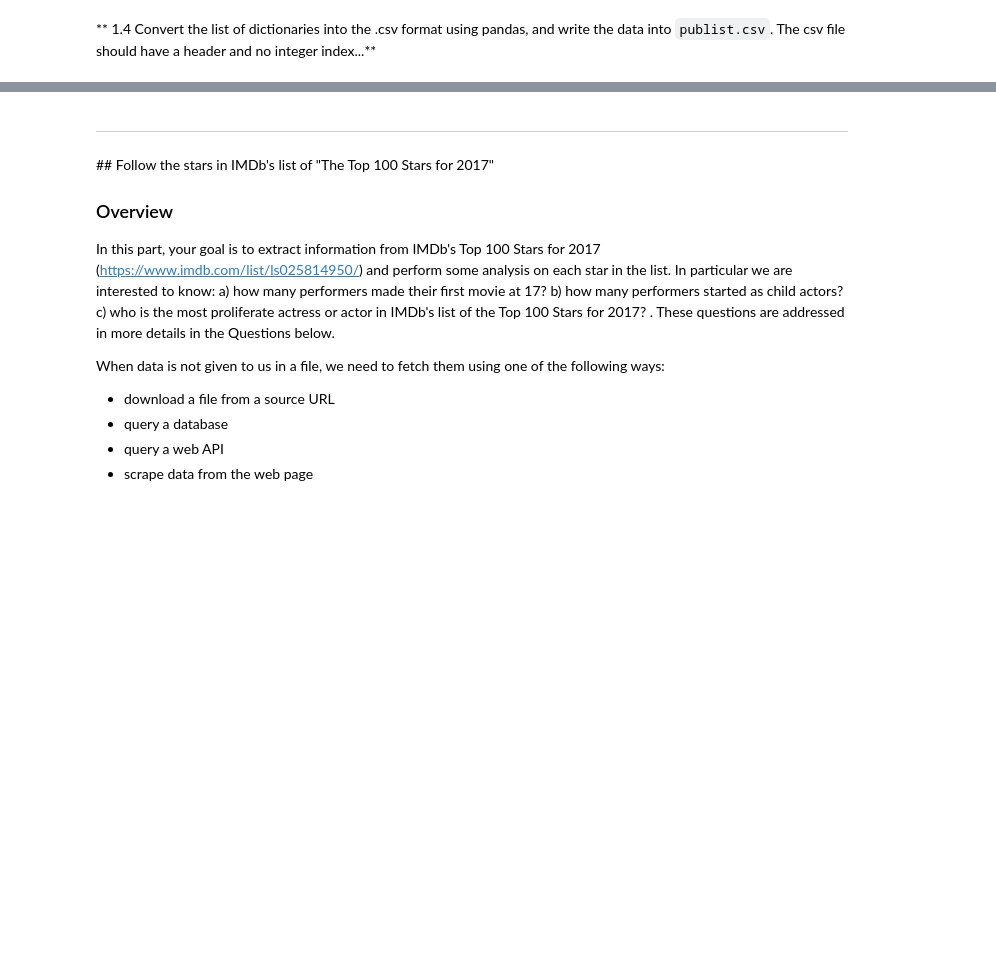
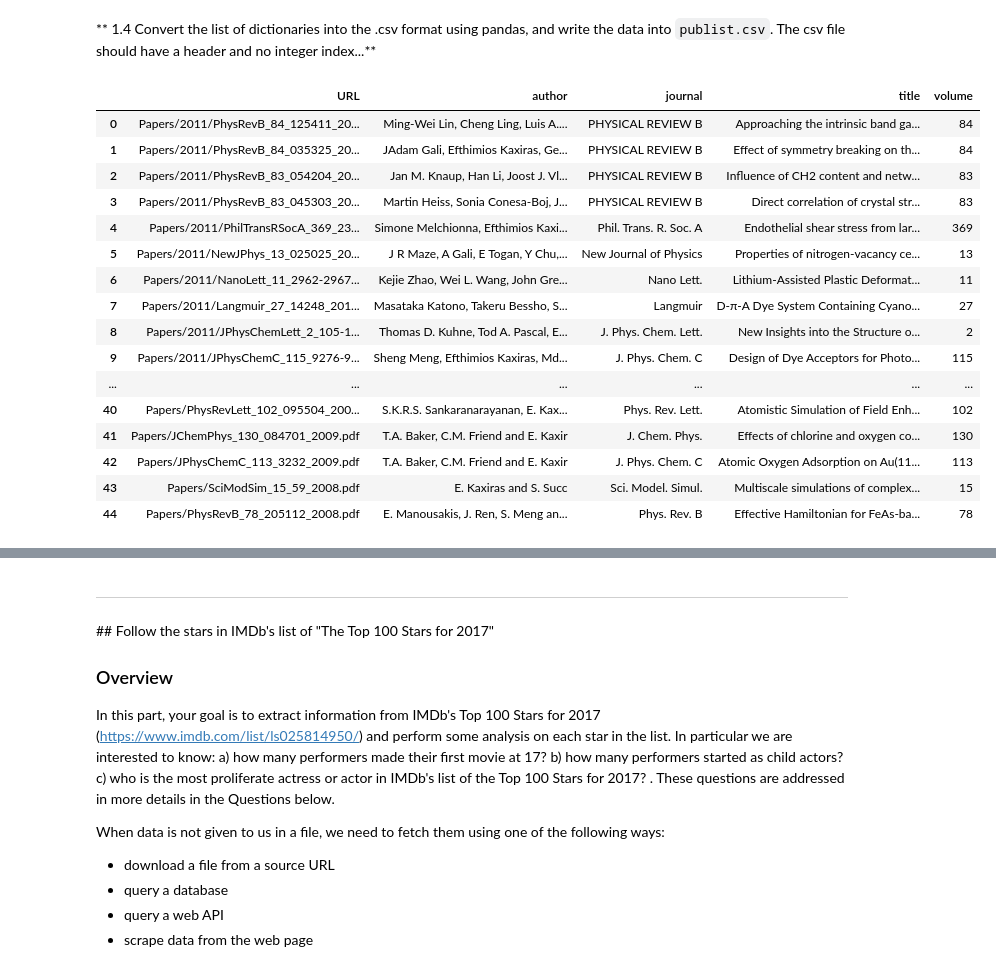
Before and after one commit to avrielepps/CS109AHW, a Jupyter notebook: cs109a_hw1/cs109a_hw1.ipynb, the cells around one changed output, grey strips where cells are left out. Drawn from its saved outputs; the diff is of its cells as text; code cells hidden in the pictures; blank space fills up the shorter version.

```diff
--- a/cs109a_hw1/cs109a_hw1.ipynb
+++ b/cs109a_hw1/cs109a_hw1.ipynb
@@ -267,0 +280,3 @@ print(listofvolumes)
+# %%
+listofvolumes = [get_pub_vol(each_pub) for each_pub in all_pubs]
+print(listofvolumes)
@@ -268,8 +293,6 @@ print(listofvolumes)
 # %%
-#next let's try to get the journal names
 listofjournals=[]
 for e in soup.select('li'):
-    listofjournals.append(e('i')[0].text)
+    listofjournals.append(e('i')[0].text[:-1])
 print(listofjournals)
-#ok we've got most of what we need, but we need to clean these up a bit later...
 # %% [output]
@@ -277,7 +306,6 @@ print(listofjournals)
 # %%
-#finally let's find the author names
 listofauth=[]
-for i in range(3,90,2):
+for i in range(1,91,2):
     authors = soup.contents[6].contents[i].contents[1].contents[4]
     listofauth.append(authors[:-4])
 print(listofauth)
@@ -294,13 +320,13 @@ print(listofauth)
 # So, we have to loop so that we call on the "n_th" element and compile it into the dictionary
 # Coded out listoftitles until we can fix the list length
 listofdicts=[]
-for i in range (0,44):
+for i in range (0,45):
     td={}
     td['author']=listofauth[i]
-   # td['title']=listoftitles[i]
-    td['url']=listofurls[i]
+    td['title']= listoftitles[i]
+    td['URL']=listofurls[i]
     td['journal']=listofjournals[i]
-    td['volume']=listofvolumes[i]
+    td['volume']= listofvolumes[i]
     listofdicts.append(td)
 print(listofdicts)
 # %% [output]
@@ -351,5 +387,25 @@ Your output should look like this
 # %%
 # make sure you use head() when printing the dataframe
 # your code here
+df_pubs_raw = pd.DataFrame(listofdicts)
+df_pubs_raw
+# %% [output]
+|  | URL | author | journal | title | volume |
+| 0 | Papers/2011/PhysRevB_84_125411_20... | Ming-Wei Lin, Cheng Ling, Luis A.... | PHYSICAL REVIEW B | Approaching the intrinsic band ga... | 84 |
+| 1 | Papers/2011/PhysRevB_84_035325_20... | JAdam Gali, Efthimios Kaxiras, Ge... | PHYSICAL REVIEW B | Effect of symmetry breaking on th... | 84 |
+| 2 | Papers/2011/PhysRevB_83_054204_20... | Jan M. Knaup, Han Li, Joost J. Vl... | PHYSICAL REVIEW B | Influence of CH2 content and netw... | 83 |
+| 3 | Papers/2011/PhysRevB_83_045303_20... | Martin Heiss, Sonia Conesa-Boj, J... | PHYSICAL REVIEW B | Direct correlation of crystal str... | 83 |
+| 4 | Papers/2011/PhilTransRSocA_369_23... | Simone Melchionna, Efthimios Kaxi... | Phil. Trans. R. Soc. A | Endothelial shear stress from lar... | 369 |
+| 5 | Papers/2011/NewJPhys_13_025025_20... | J R Maze, A Gali, E Togan, Y Chu,... | New Journal of Physics | Properties of nitrogen-vacancy ce... | 13 |
+| 6 | Papers/2011/NanoLett_11_2962-2967... | Kejie Zhao, Wei L. Wang, John Gre... | Nano Lett. | Lithium-Assisted Plastic Deformat... | 11 |
+| 7 | Papers/2011/Langmuir_27_14248_201... | Masataka Katono, Takeru Bessho, S... | Langmuir | D-π-A Dye System Containing Cyano... | 27 |
+| 8 | Papers/2011/JPhysChemLett_2_105-1... | Thomas D. Kuhne, Tod A. Pascal, E... | J. Phys. Chem. Lett. | New Insights into the Structure o... | 2 |
+| 9 | Papers/2011/JPhysChemC_115_9276-9... | Sheng Meng, Efthimios Kaxiras, Md... | J. Phys. Chem. C | Design of Dye Acceptors for Photo... | 115 |
+| ... | ... | ... | ... | ... | ... |
+| 40 | Papers/PhysRevLett_102_095504_200... | S.K.R.S. Sankaranarayanan, E. Kax... | Phys. Rev. Lett. | Atomistic Simulation of Field Enh... | 102 |
+| 41 | Papers/JChemPhys_130_084701_2009.pdf | T.A. Baker, C.M. Friend and E. Kaxir | J. Chem. Phys. | Effects of chlorine and oxygen co... | 130 |
+| 42 | Papers/JPhysChemC_113_3232_2009.pdf | T.A. Baker, C.M. Friend and E. Kaxir | J. Phys. Chem. C | Atomic Oxygen Adsorption on Au(11... | 113 |
+| 43 | Papers/SciModSim_15_59_2008.pdf | E. Kaxiras and S. Succ | Sci. Model. Simul. | Multiscale simulations of complex... | 15 |
+| 44 | Papers/PhysRevB_78_205112_2008.pdf | E. Manousakis, J. Ren, S. Meng an... | Phys. Rev. B | Effective Hamiltonian for FeAs-ba... | 78 |
 # %%
 # your code here
```
Also changed, not shown: parts of 40 cells of this notebook, 1 other file.
